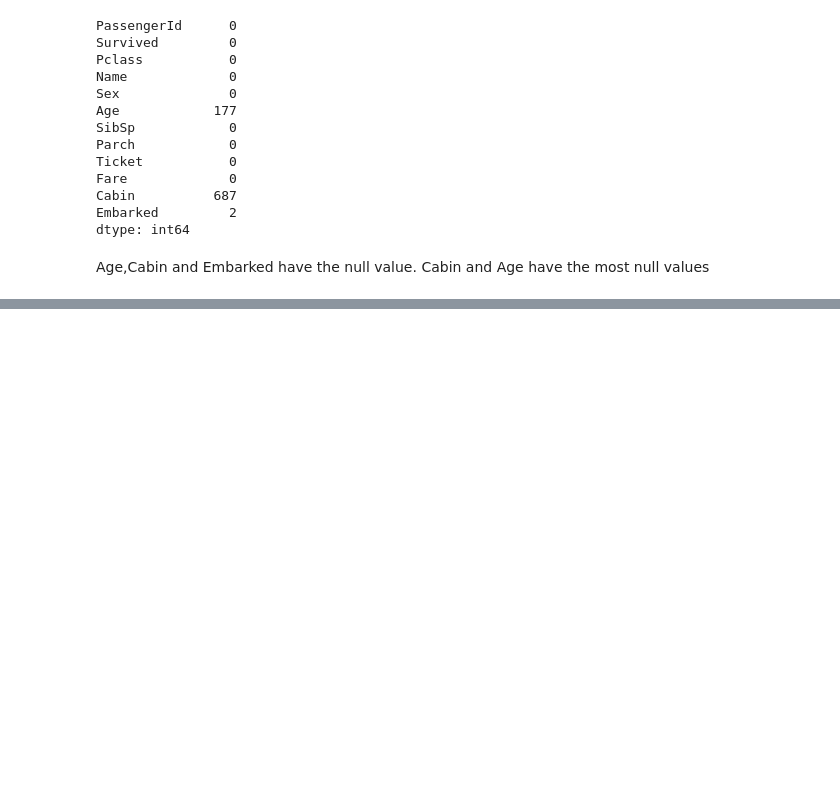
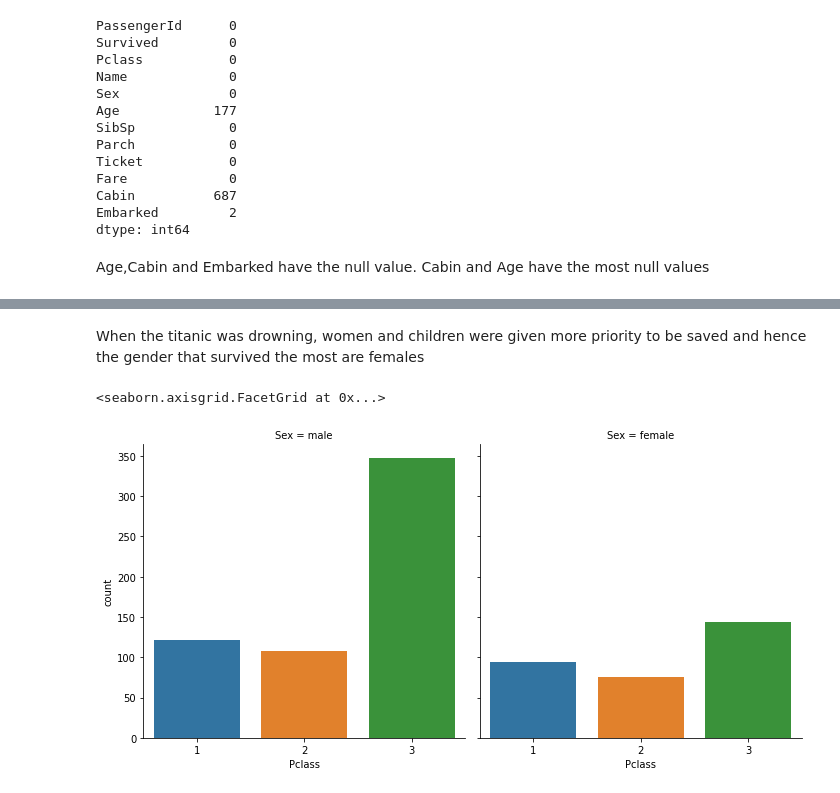
Before and after one commit to sailaja2003/Data_Analysis, a Jupyter notebook: titanic.ipynb, the cells around one changed output, grey strips where cells are left out. Cells and saved outputs as stored; diff of their text form; code cells hidden in the pictures; blank space fills up the shorter version.

Commit message:
Kaggle Notebook | Titanic | Version 3

```diff
--- a/titanic.ipynb
+++ b/titanic.ipynb
@@ -65,0 +71,7 @@ train_df.head()
+# %% [markdown]
+When the titanic was drowning, women and children were given more priority to be saved and hence the gender that survived the most are females
+# %%
+sns.factorplot(x='Pclass',col='Sex',kind='count',data=train_df)
+# %% [output]
+<seaborn.axisgrid.FacetGrid at 0x...>
+[figure, added]
```
Also changed, not shown: parts of 4 cells of this notebook.
